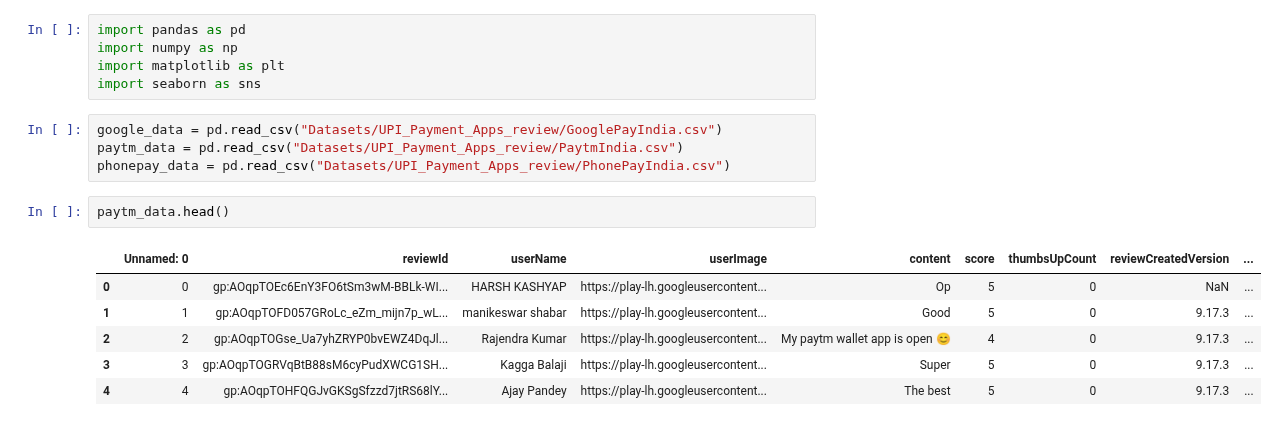
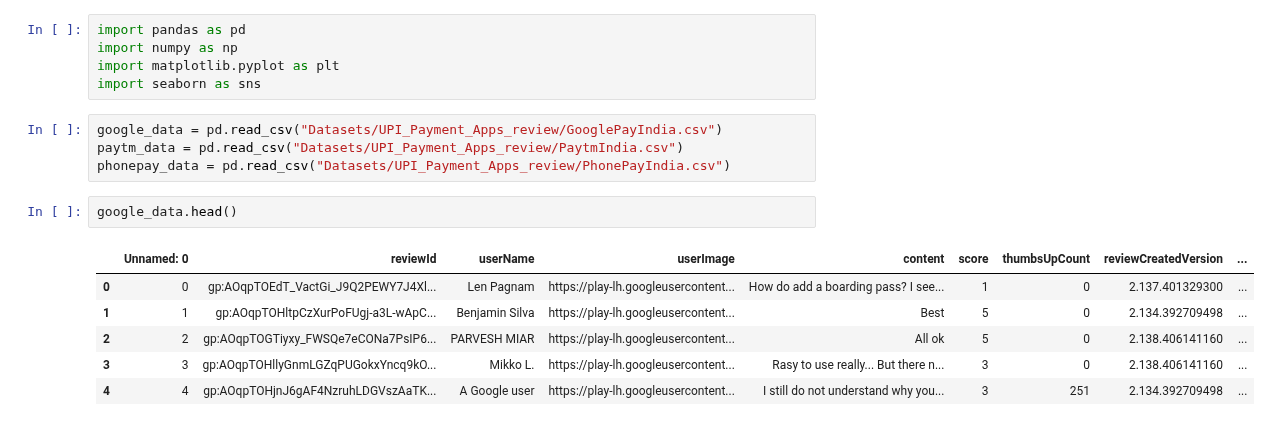
Before and after one commit to everydaycodings/Data-Science-End-To-End-Notebook-Project, a Jupyter notebook: UPI_Payment_Apps_review.ipynb, the cells around one changed output. Drawn from its saved outputs; the diff is of its cells as text.

```diff
--- a/UPI_Payment_Apps_review.ipynb
+++ b/UPI_Payment_Apps_review.ipynb
@@ -1,18 +1,18 @@
 # %%
 import pandas as pd
 import numpy as np
-import matplotlib as plt
+import matplotlib.pyplot as plt
 import seaborn as sns
 # %%
 google_data = pd.read_csv("Datasets/UPI_Payment_Apps_review/GooglePayIndia.csv")
 paytm_data = pd.read_csv("Datasets/UPI_Payment_Apps_review/PaytmIndia.csv")
 phonepay_data = pd.read_csv("Datasets/UPI_Payment_Apps_review/PhonePayIndia.csv")
 # %%
-paytm_data.head()
+google_data.head()
 # %% [output]
 |  | Unnamed: 0 | reviewId | userName | userImage | content | score | thumbsUpCount | reviewCreatedVersion | ... |
-| 0 | 0 | gp:AOqpTOEc6EnY3FO6tSm3wM-BBLk-WI... | HARSH KASHYAP | https://play-lh.googleusercontent... | Op | 5 | 0 | NaN | ... |
-| 1 | 1 | gp:AOqpTOFD057GRoLc_eZm_mijn7p_wL... | manikeswar shabar | https://play-lh.googleusercontent... | Good | 5 | 0 | 9.17.3 | ... |
-| 2 | 2 | gp:AOqpTOGse_Ua7yhZRYP0bvEWZ4DqJl... | Rajendra Kumar | https://play-lh.googleusercontent... | My paytm wallet app is open 😊 | 4 | 0 | 9.17.3 | ... |
-| 3 | 3 | gp:AOqpTOGRVqBtB88sM6cyPudXWCG1SH... | Kagga Balaji | https://play-lh.googleusercontent... | Super | 5 | 0 | 9.17.3 | ... |
-| 4 | 4 | gp:AOqpTOHFQGJvGKSgSfzzd7jtRS68lY... | Ajay Pandey | https://play-lh.googleusercontent... | The best | 5 | 0 | 9.17.3 | ... |
+| 0 | 0 | gp:AOqpTOEdT_VactGi_J9Q2PEWY7J4Xl... | Len Pagnam | https://play-lh.googleusercontent... | How do add a boarding pass? I see... | 1 | 0 | 2.137.401329300 | ... |
+| 1 | 1 | gp:AOqpTOHltpCzXurPoFUgj-a3L-wApC... | Benjamin Silva | https://play-lh.googleusercontent... | Best | 5 | 0 | 2.134.392709498 | ... |
+| 2 | 2 | gp:AOqpTOGTiyxy_FWSQe7eCONa7PsIP6... | PARVESH MIAR | https://play-lh.googleusercontent... | All ok | 5 | 0 | 2.138.406141160 | ... |
+| 3 | 3 | gp:AOqpTOHllyGnmLGZqPUGokxYncq9kO... | Mikko L. | https://play-lh.googleusercontent... | Rasy to use really... But there n... | 3 | 0 | 2.138.406141160 | ... |
+| 4 | 4 | gp:AOqpTOHjnJ6gAF4NzruhLDGVszAaTK... | A Google user | https://play-lh.googleusercontent... | I still do not understand why you... | 3 | 251 | 2.134.392709498 | ... |
```
Also changed, not shown: parts of 6 cells of this notebook.
